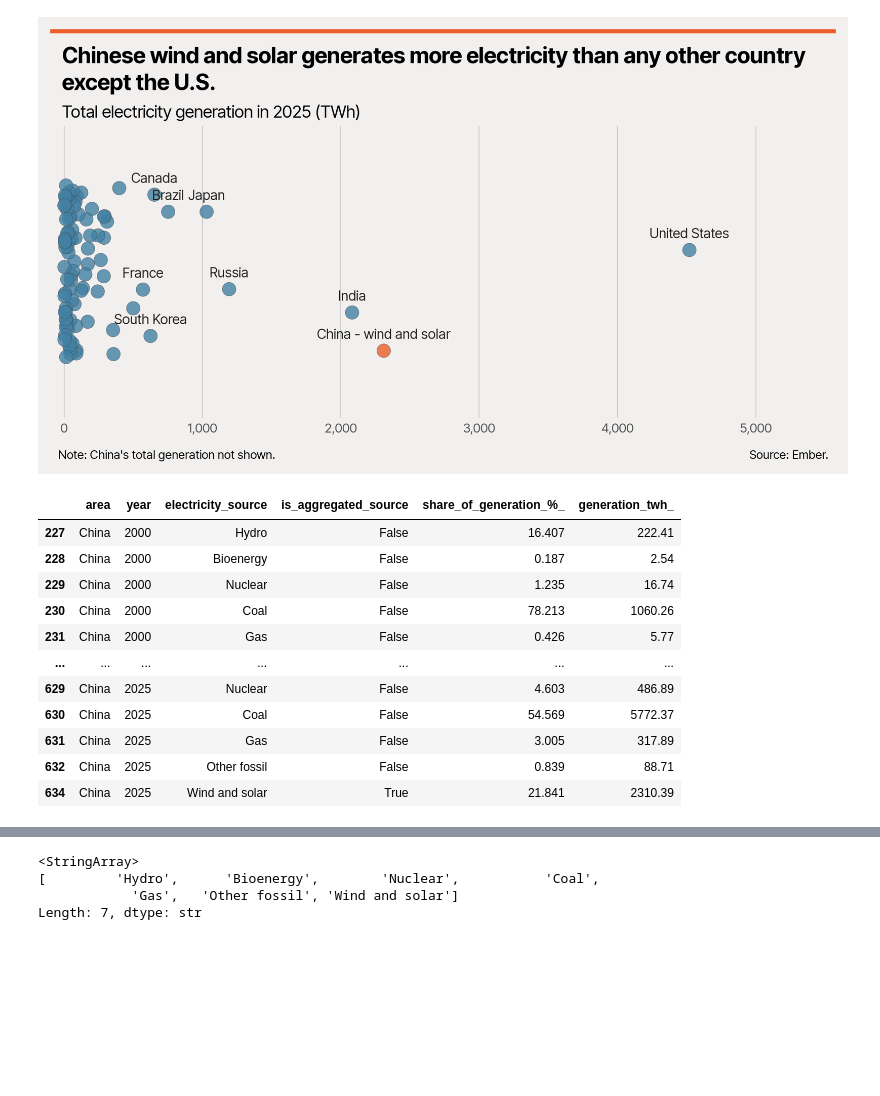
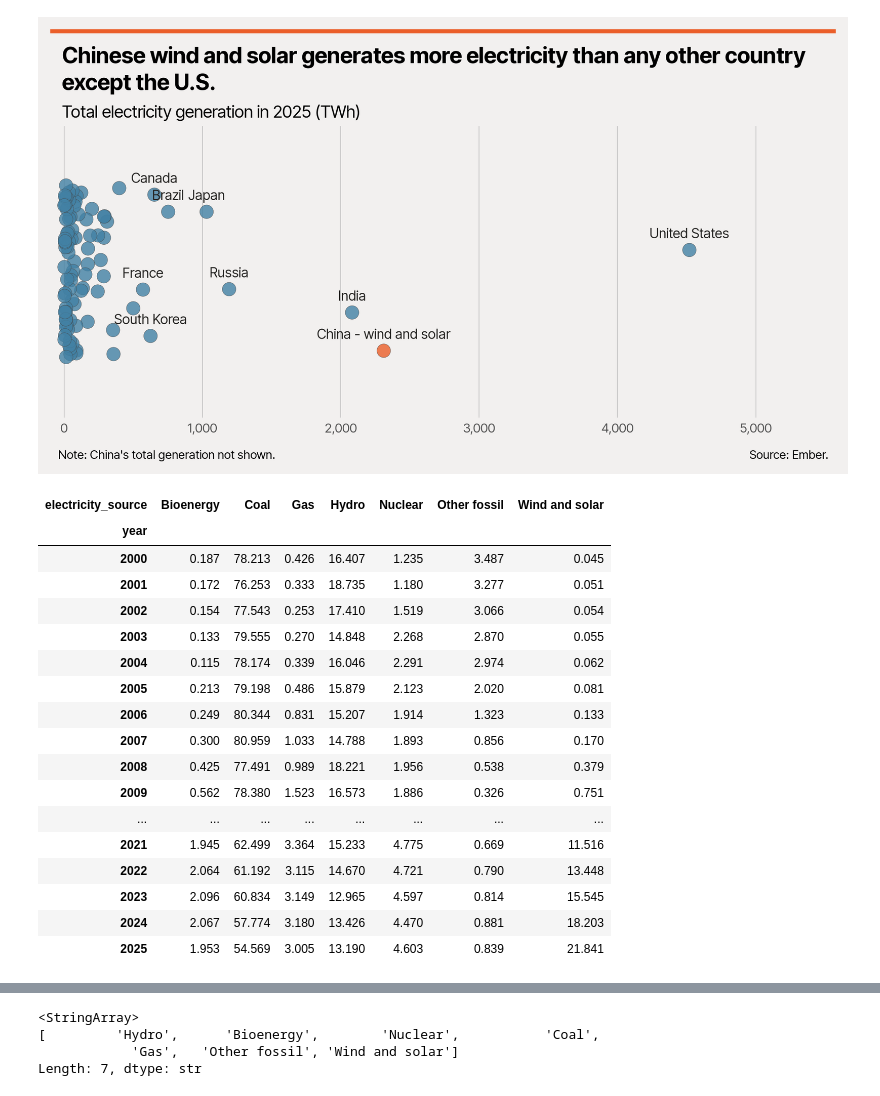
Before and after one commit to TurnerHaa/chinaEnergy, a Jupyter notebook: chinaEnergy.ipynb, the cells around one changed output, grey strips where cells are left out. Saved outputs shown, nothing was run; the diff lists cells and outputs as text; code cells hidden in the pictures; blank space fills up the shorter version.

```diff
--- a/chinaEnergy.ipynb
+++ b/chinaEnergy.ipynb
@@ -190,104 +190,51 @@ plt.show()
 # %%
 china_mix = clean_names(RAW_data)
 
 
 china_mix = china_mix[china_mix['area'] == 'China'].reset_index()
 
 
 china_mix = china_mix[['area', 'year', 'electricity_source', 'is_aggregated_source', 'share_of_generation_%_', 'generation_twh_']]
 
 exclude = ['Wind', 'Solar']
 
 china_mix = china_mix[(china_mix['electricity_source'] == 'Wind and solar') | (china_mix['is_aggregated_source'] == False) & (~china_mix['electricity_source'].isin(exclude))]
 
 
 # did this to prove it worked, but using the included 'share_of_generation%_' for accuracy
 # china_mix['proportion'] = round(china_mix['generation_twh_'] / china_mix.groupby('year')['generation_twh_'].transform('sum'),2)
 
 china_mix = china_mix[china_mix['year'] >= 2000]
 
 china_mix = china_mix[china_mix['electricity_source'] != 'Net imports']
 
 
-
-
-# ================================
-# create stacked bar
-# ================================
-# set colours
-background = '#F2F0EF'
-text_colour = "#3E4147"
-
-# create figure and axes
-
-fig, ax = plt.subplots(figsize=figsize, dpi=dpi)
-
-fig.set_facecolor(background)
-ax.patch.set_facecolor(background)
-
-
-# palette
-palette = {
-    'Hydro':'#C715C7',
-    'Bioenergy':'#C7156D',
-    'Nuclear':'#15C715',
-    'Coal':'#15C7C7',
-    'Gas':'#EB4296',
-    'Other fossil':'#EF6BAD',
-    'Wind and solar':'#0B6A0B'
-}
-
-category_order = (
-    china_mix.groupby('electricity_source')['share_of_generation_%_']
-    .sum()
-    .sort_values(ascending=False)
-    .index.tolist()
-)
-
-# create plot
-sns.histplot(
-    data=china_mix,
-    x='year',
-    weights='generation_twh_',
-    hue='electricity_source',
-    hue_order=category_order,
-    palette=palette,
-    multiple='fill',
-    discrete=True,
-    shrink=0.6,
-    ax=ax
-)
-
-# remove spines around outside of plot
-for spine in ax.spines.values():
-    spine.set_visible(False)
-
-# create top rectangle
-rect = mpl.patches.Rectangle(
-    (0, 0.99), 1, 0.01,
-    transform=fig.transFigure,
-    facecolor='#C7156D',
-    edgecolor='none'
-)
-
-fig.add_artist(rect)
-
 # china_mix['share_of_generation_%_'] = round(china_mix['share_of_generation_%_'] / 100, 2)
 
 
 # china_mix['annual_sum'] = round(china_mix.groupby(['year'])['share_of_generation_%_'].transform('sum'),1)
 
-china_mix
+# pivot to wide
+china_mix_wide = china_mix.pivot(index='year', columns='electricity_source', values='share_of_generation_%_').fillna(0)
+
+
+china_mix_wide
 # %% [output]
-|  | area | year | electricity_source | is_aggregated_source | share_of_generation_%_ | generation_twh_ |
-| 227 | China | 2000 | Hydro | False | 16.407 | 222.41 |
-| 228 | China | 2000 | Bioenergy | False | 0.187 | 2.54 |
-| 229 | China | 2000 | Nuclear | False | 1.235 | 16.74 |
-| 230 | China | 2000 | Coal | False | 78.213 | 1060.26 |
-| 231 | China | 2000 | Gas | False | 0.426 | 5.77 |
-| ... | ... | ... | ... | ... | ... | ... |
-| 629 | China | 2025 | Nuclear | False | 4.603 | 486.89 |
-| 630 | China | 2025 | Coal | False | 54.569 | 5772.37 |
-| 631 | China | 2025 | Gas | False | 3.005 | 317.89 |
-| 632 | China | 2025 | Other fossil | False | 0.839 | 88.71 |
-| 634 | China | 2025 | Wind and solar | True | 21.841 | 2310.39 |
+| electricity_source | Bioenergy | Coal | Gas | Hydro | Nuclear | Other fossil | Wind and solar |
+| year |  |  |  |  |  |  |  |
+| 2000 | 0.187 | 78.213 | 0.426 | 16.407 | 1.235 | 3.487 | 0.045 |
+| 2001 | 0.172 | 76.253 | 0.333 | 18.735 | 1.180 | 3.277 | 0.051 |
+| 2002 | 0.154 | 77.543 | 0.253 | 17.410 | 1.519 | 3.066 | 0.054 |
+| 2003 | 0.133 | 79.555 | 0.270 | 14.848 | 2.268 | 2.870 | 0.055 |
+| 2004 | 0.115 | 78.174 | 0.339 | 16.046 | 2.291 | 2.974 | 0.062 |
+| 2005 | 0.213 | 79.198 | 0.486 | 15.879 | 2.123 | 2.020 | 0.081 |
+| 2006 | 0.249 | 80.344 | 0.831 | 15.207 | 1.914 | 1.323 | 0.133 |
+| 2007 | 0.300 | 80.959 | 1.033 | 14.788 | 1.893 | 0.856 | 0.170 |
+| 2008 | 0.425 | 77.491 | 0.989 | 18.221 | 1.956 | 0.538 | 0.379 |
+| 2009 | 0.562 | 78.380 | 1.523 | 16.573 | 1.886 | 0.326 | 0.751 |
+| ... | ... | ... | ... | ... | ... | ... | ... |
+| 2021 | 1.945 | 62.499 | 3.364 | 15.233 | 4.775 | 0.669 | 11.516 |
+| 2022 | 2.064 | 61.192 | 3.115 | 14.670 | 4.721 | 0.790 | 13.448 |
+| 2023 | 2.096 | 60.834 | 3.149 | 12.965 | 4.597 | 0.814 | 15.545 |
+| 2024 | 2.067 | 57.774 | 3.180 | 13.426 | 4.470 | 0.881 | 18.203 |
+| 2025 | 1.953 | 54.569 | 3.005 | 13.190 | 4.603 | 0.839 | 21.841 |
```
Also changed, not shown: parts of 2 cells of this notebook, 1 other file.
